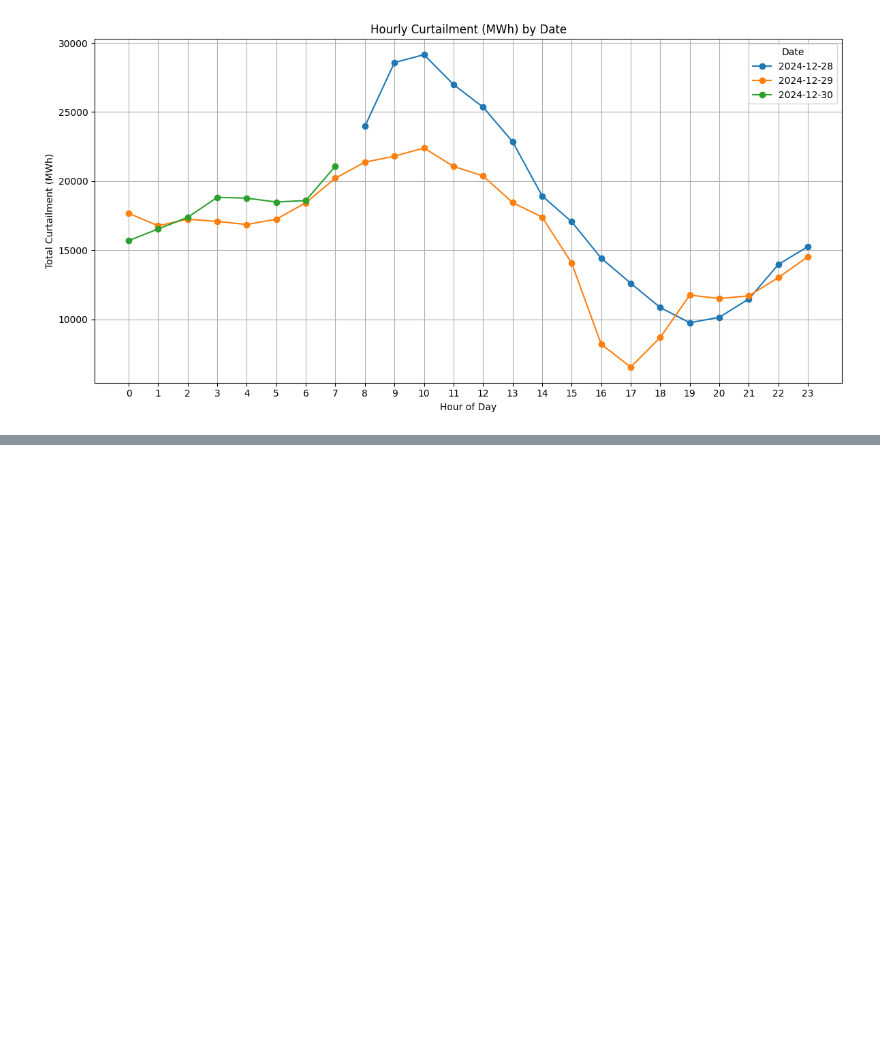
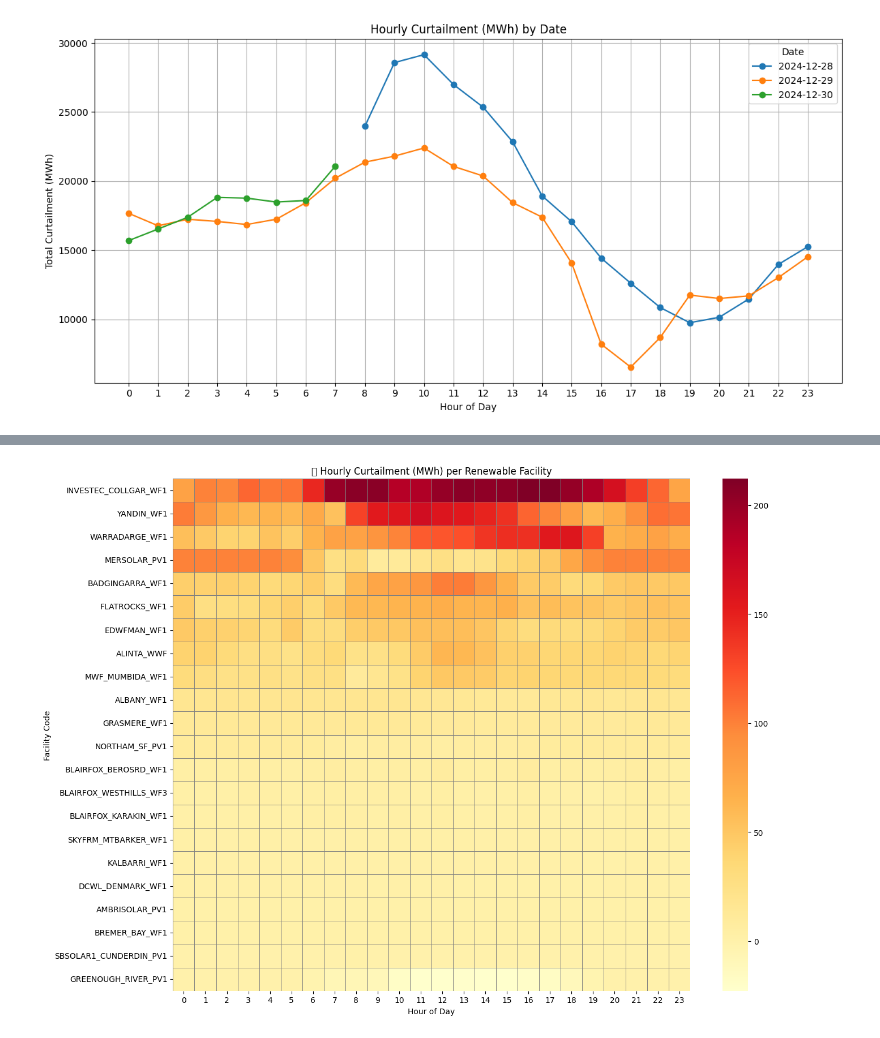
Before and after one commit to adnanabbasshah/Animated-Wind-Map-using-R, a Jupyter notebook: data_processing_and_viz.ipynb, the cells around one changed output, grey strips where cells are left out. Cells and saved outputs as stored; diff of their text form; code cells hidden in the pictures; blank space fills up the shorter version.

```diff
--- a/data_processing_and_viz.ipynb
+++ b/data_processing_and_viz.ipynb
@@ -229,0 +379,20 @@ plt.show()
+# %%
+curtailment_matrix = df_renewable.pivot_table(
+    index='facilityCode',
+    columns='hour',
+    values='curtailment',
+    aggfunc='mean',
+    fill_value=0
+)
+curtailment_matrix = curtailment_matrix.loc[curtailment_matrix.sum(axis=1).sort_values(ascending=False).index]
+plt.figure(figsize=(14, 10))
+sns.heatmap(curtailment_matrix, cmap='YlOrRd', linewidths=0.5, linecolor='gray', annot=False, fmt=".1f")
+plt.title("🔆 Hourly Curtailment (MWh) per Renewable Facility")
+plt.xlabel("Hour of Day")
+plt.ylabel("Facility Code")
+plt.xticks(rotation=0)
+plt.yticks(rotation=0)
+plt.tight_layout()
+plt.show()
+# %% [output]
+[figure, added]
```
Also changed, not shown: parts of 6 cells of this notebook.
